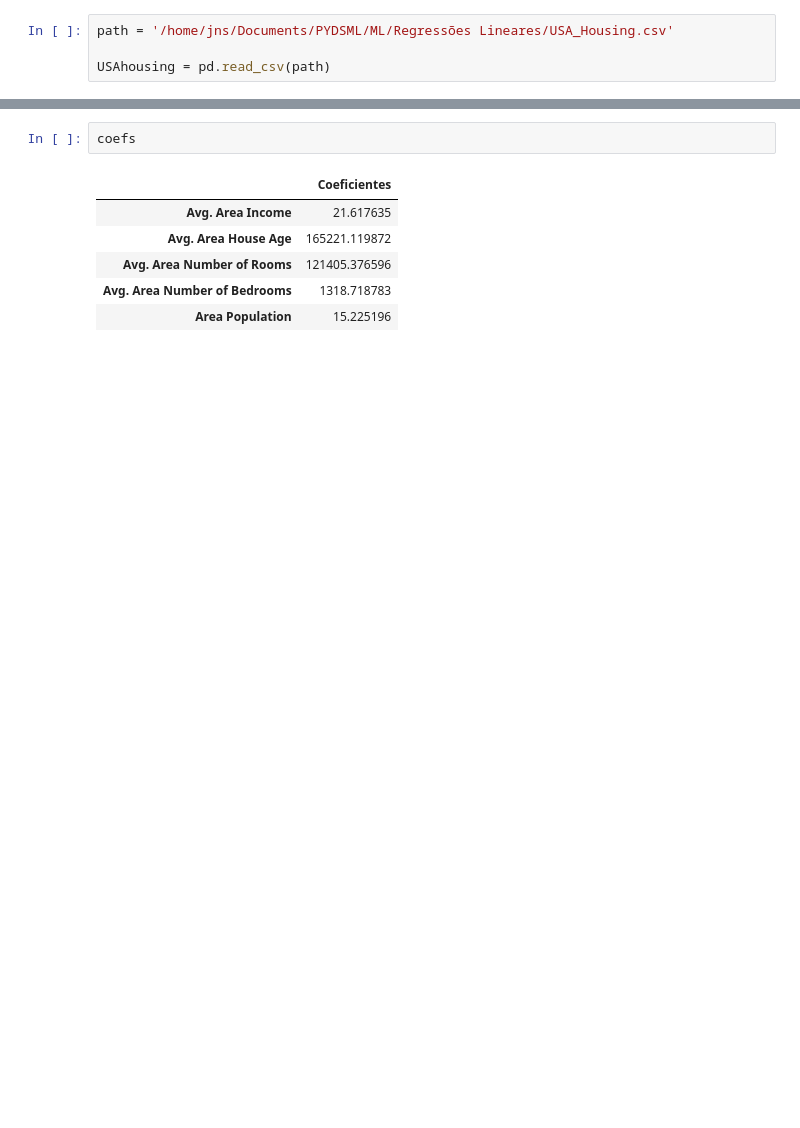
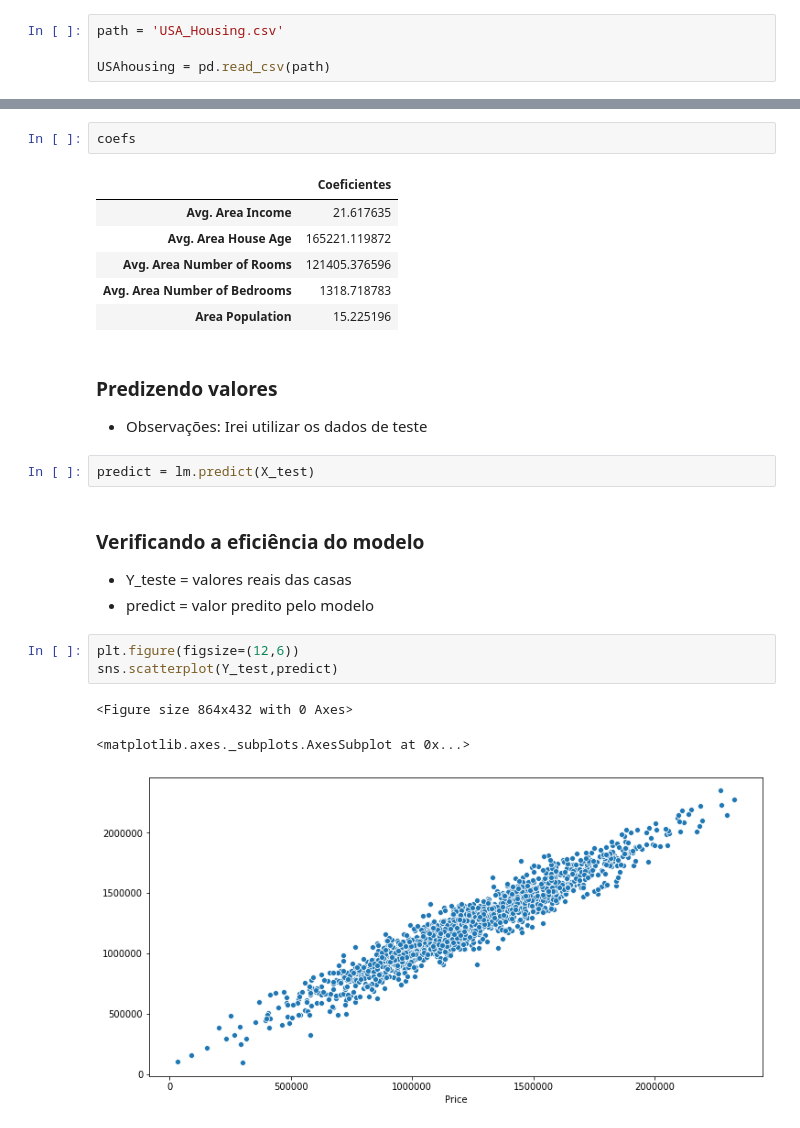
Before and after one commit to JnsFerreira/PythonForDS, a Jupyter notebook: MachineLearning/LinearRegressions/USAHousing/Linear Regressions-USAHousing.ipynb, the cells around one changed output, grey strips where cells are left out. Drawn from its saved outputs; the diff is of its cells as text; blank space fills up the shorter version.

```diff
--- a/MachineLearning/LinearRegressions/USAHousing/Linear Regressions-USAHousing.ipynb
+++ b/MachineLearning/LinearRegressions/USAHousing/Linear Regressions-USAHousing.ipynb
@@ -33,7 +46,7 @@ from sklearn.linear_model  import LinearRegression
 # %% [markdown]
 ### Lendo o arquivo csv e convertendo em um dataframe do Pandas
 # %%
-path = '/home/jns/Documents/PYDSML/ML/Regressões Lineares/USA_Housing.csv'
+path = 'USA_Housing.csv'
 
 USAhousing = pd.read_csv(path)
 # %% [markdown]
@@ -190,3 +211,21 @@ coefs
 | Avg. Area Number of Rooms | 121405.376596 |
 | Avg. Area Number of Bedrooms | 1318.718783 |
 | Area Population | 15.225196 |
+# %% [markdown]
+### Predizendo valores
+
+* Observações: Irei utilizar os dados de teste
+# %%
+predict = lm.predict(X_test)
+# %% [markdown]
+### Verificando a eficiência do modelo
+
+* Y_teste = valores reais das casas
+* predict = valor predito pelo modelo
+# %%
+plt.figure(figsize=(12,6))
+sns.scatterplot(Y_test,predict)
+# %% [output]
+<Figure size 864x432 with 0 Axes>
+<matplotlib.axes._subplots.AxesSubplot at 0x...>
+[figure, added]
```
Also changed, not shown: parts of 15 cells of this notebook.
